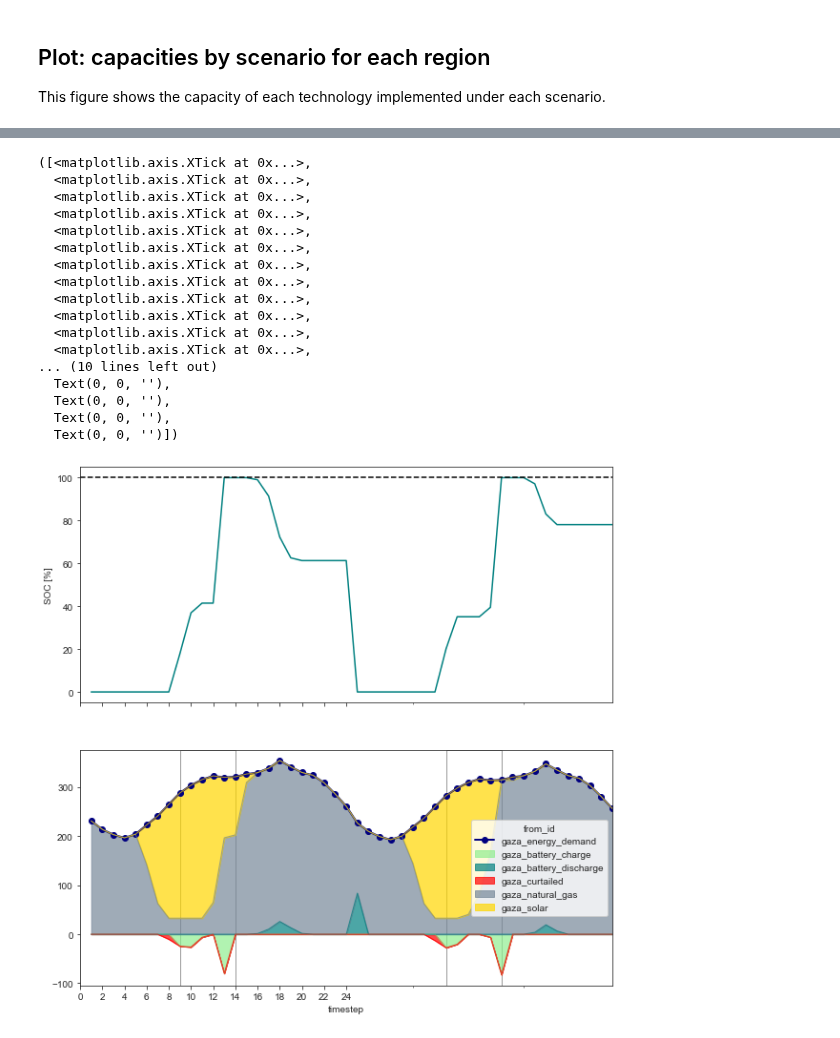
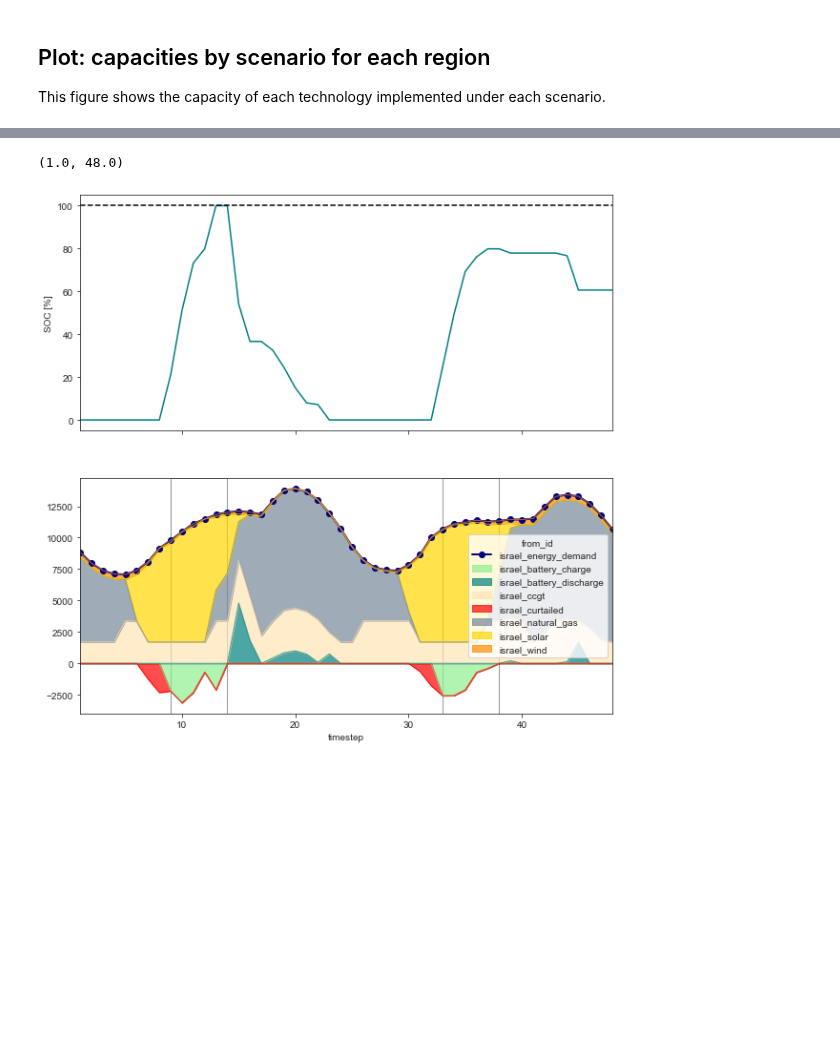
Before and after one commit to amanmajid/nextra, a Jupyter notebook: analysis/icae_results.ipynb, the cells around one changed output, grey strips where cells are left out. Saved outputs shown, nothing was run; the diff lists cells and outputs as text; code cells hidden in the pictures; blank space fills up the shorter version.

```diff
--- a/analysis/icae_results.ipynb
+++ b/analysis/icae_results.ipynb
@@ -304,33 +304,17 @@ f.savefig('../outputs/figures/supp_capacity_by_scenario.pdf',bbox_inches='tight'
 # %%
 scenario = 'NCO'
-region = 'gaza'
+region = 'israel'
 node = region + '_battery_storage'
 month=1
 
 f,ax = plt.subplots(figsize=(10,10),nrows=2,ncols=1,sharex=True)
 
 results[scenario].plot_battery_storage_volume(node=node,days=2,month=month,ax=ax[0])
 results[scenario].plot_supply_curve(region=region,days=2,month=month,ax=ax[1],shade_battery_charge=True)
 
 ax[1].set_xlim([1,48])
-plt.xticks(np.arange(0, 26, 2.0))
+#plt.xticks(np.arange(0, 26, 2.0))
 # %% [output]
-([<matplotlib.axis.XTick at 0x...>,
-  <matplotlib.axis.XTick at 0x...>,
-  <matplotlib.axis.XTick at 0x...>,
-  <matplotlib.axis.XTick at 0x...>,
-  <matplotlib.axis.XTick at 0x...>,
-  <matplotlib.axis.XTick at 0x...>,
-  <matplotlib.axis.XTick at 0x...>,
-  <matplotlib.axis.XTick at 0x...>,
-  <matplotlib.axis.XTick at 0x...>,
-  <matplotlib.axis.XTick at 0x...>,
-  <matplotlib.axis.XTick at 0x...>,
-  <matplotlib.axis.XTick at 0x...>,
-... (10 lines left out)
-  Text(0, 0, ''),
-  Text(0, 0, ''),
-  Text(0, 0, ''),
-  Text(0, 0, '')])
+(1.0, 48.0)
-[figure, old version]
+[figure, new version]
 # %%
```
Also changed, not shown: parts of 4 cells of this notebook, 9 other files.
